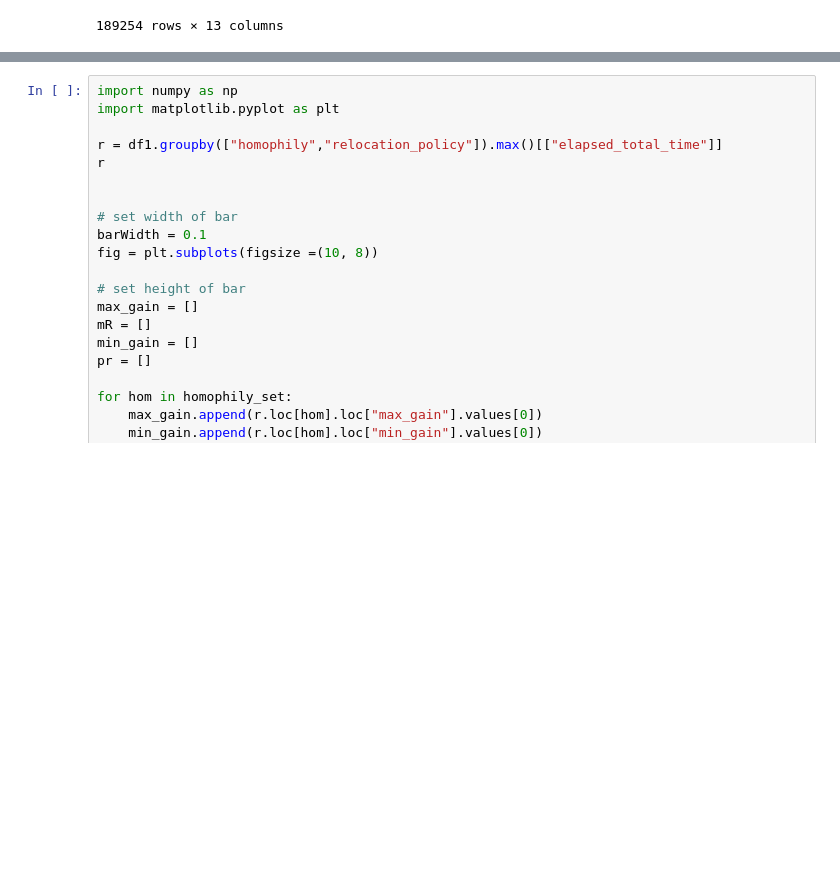
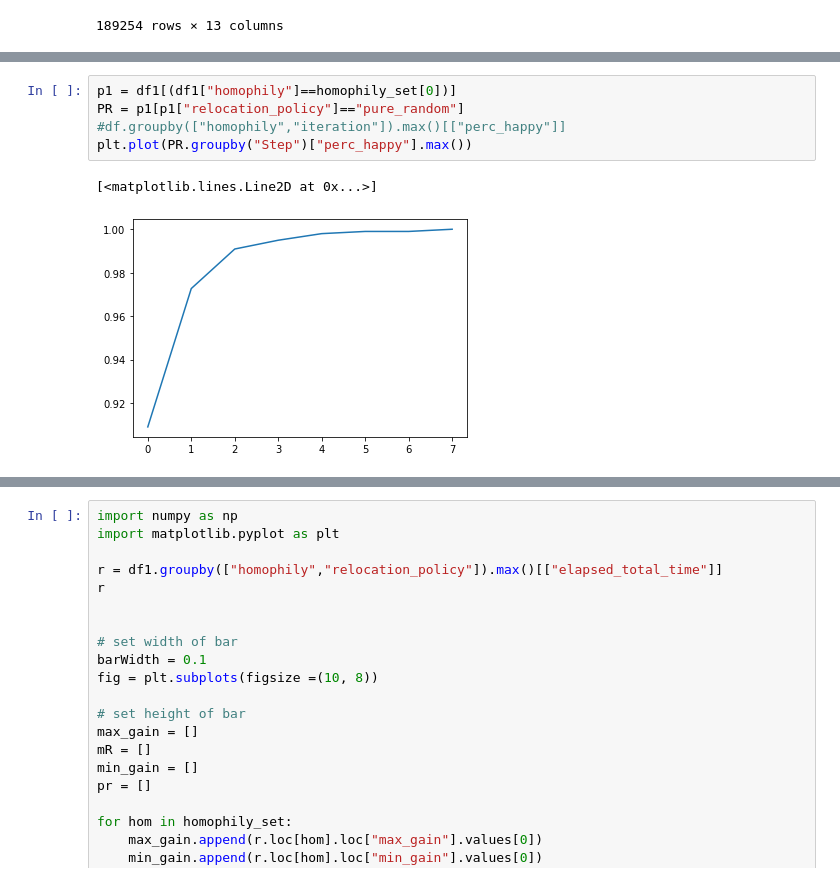
Before and after one commit to matteo-Donofrio-unipi/GEOSPA, a Jupyter notebook: schelling_model2.ipynb, the cells around one changed output, grey strips where cells are left out. Drawn from its saved outputs; the diff is of its cells as text; blank space fills up the shorter version.

```diff
--- a/schelling_model2.ipynb
+++ b/schelling_model2.ipynb
@@ -292,3 +292,11 @@ plt.show()
 #VVVVVVVVVVVVVVVVVVVVVVVVVVVVVVVVVVVVVVVVVVVVVVVVVVVVVV
 # %% [output]
 [figure]
+# %%
+p1 = df1[(df1["homophily"]==homophily_set[0])]
+PR = p1[p1["relocation_policy"]=="pure_random"]
+#df.groupby(["homophily","iteration"]).max()[["perc_happy"]]
+plt.plot(PR.groupby("Step")["perc_happy"].max())
+# %% [output]
+[<matplotlib.lines.Line2D at 0x...>]
+[figure, added]
```
Also changed, not shown: parts of 9 cells of this notebook.
